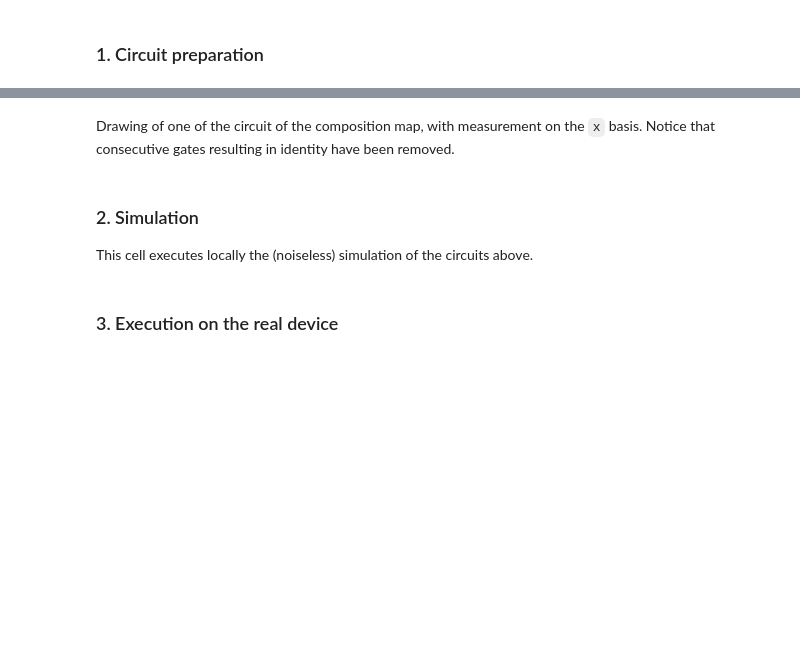
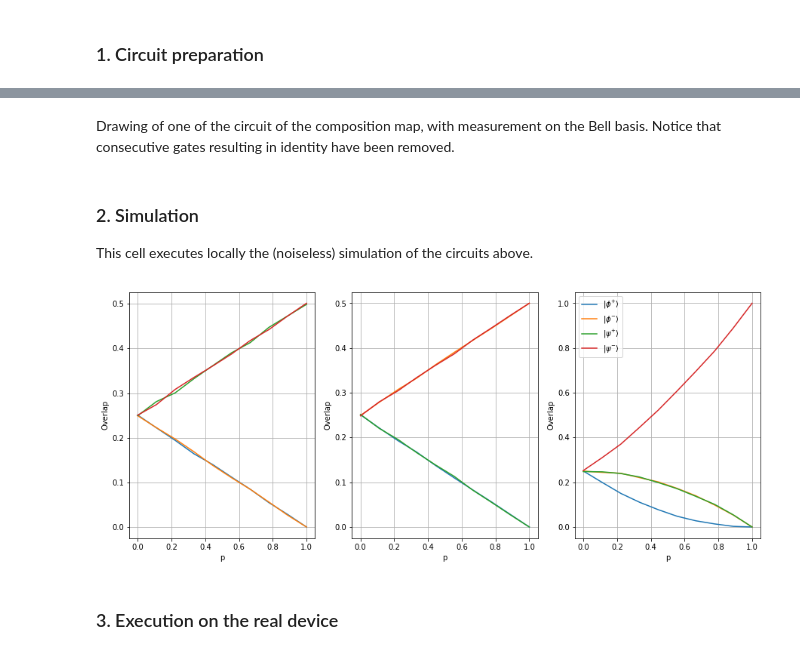
Before and after one commit to matteoacrossi/ibmq_open_quantum_systems, a Jupyter notebook: reservoir_engineering/Reservoir_engineering.ipynb, the cells around one changed output, grey strips where cells are left out. Saved outputs shown, nothing was run; the diff lists cells and outputs as text; code cells hidden in the pictures; blank space fills up the shorter version.

```diff
--- a/reservoir_engineering/Reservoir_engineering.ipynb
+++ b/reservoir_engineering/Reservoir_engineering.ipynb
@@ -59,22 +56,22 @@ SHOTS = 8192
 # The values for p
 p_values = np.linspace(0, 1, 10)
 
-# We create the quantum circuit
+# We create the quantum circuits
 q = QuantumRegister(5, name='q')
 c = ClassicalRegister(2, name='c')
 
-# Index of the system qubit
+## Index of the system qubit
 system = [2, 1]
 
-# Indices of the ancillary qubits
+## Indices of the ancillary qubits
 a_zz = 0
 a_xx = 4
 
-# Prepare the qubits in four initial conditions
-ic_circs = initial_conditions(q, system)
-ic_state_labels = list(ic_circs)
+## Prepare the qubits in four initial conditions
+ic_circs, ic_state_labels = initial_conditions(q, system)
 
-# Three different channels
+## Three different channels, each with
+## four initial conditions and ten values of p
 pumps = ['ZZ', 'XX', 'ZZ_XX']
 circuits = {}
 for pump in pumps:
@@ -94,38 +93,44 @@ circuits['ZZ_XX']['00'][1].draw(output='mpl')
 # %% [markdown]
-Drawing of one of the circuit of the composition map, with measurement on the `x` basis. Notice that consecutive gates resulting in identity have been removed.
+Drawing of one of the circuit of the composition map, with measurement on the Bell basis. Notice that consecutive gates resulting in identity have been removed.
 # %% [markdown]
 ### 2. Simulation <a id="simulation"/>
 
 This cell executes locally the (noiseless) simulation of the circuits above.
 # %%
+# Execute the circuits on the local simulator
 jobs_sim = {}
 for pump in pumps:
     jobs_sim[pump] = {}
     for ic in ic_state_labels:
         jobs_sim[pump][ic] = execute(circuits[pump][ic], backend = simulator, shots = SHOTS)
 
+# Analyse the outcomes
 overlaps_sim = {}
 for pump in pumps:
     overlaps_sim[pump] = {}
     for ic in ic_state_labels:
         overlaps_sim[pump][ic] = [0.0]*len(p_values)
     for i in range(len(p_values)):
         for ic in ic_state_labels:
             counts = jobs_sim[pump][ic].result().get_counts(i)
             for outcome in counts:
-                overlaps_sim[pump][outcome][i] += counts[outcome]/(4 * float(SHOTS))
+                overlaps_sim[pump][outcome][i] += counts[outcome]/(4.0 * float(SHOTS))
 
+# Plot the results
 fig_idx = 131
 plt.figure(figsize=(15,6))
 bell_labels = {'00': r"$| \phi^{+} \rangle$", '01': r"$| \phi^{-} \rangle$", '10': r"$| \psi^{+} \rangle$", '11': r"$| \psi^{-} \rangle$"}
 for pump in pumps:
     plt.subplot(fig_idx)
     for outcome in overlaps_sim[pump]:
         plt.plot(p_values, overlaps_sim[pump][outcome], label = bell_labels[outcome])
     plt.xlabel('p')
     plt.ylabel('Overlap')
     fig_idx += 1
+    plt.grid()
 plt.legend();
+# %% [output]
+[figure, added]
 # %% [markdown]
 ### 3. Execution on the real device <a id="execution" />
 # %%
```
Also changed, not shown: parts of 11 cells of this notebook, 1 other file.
